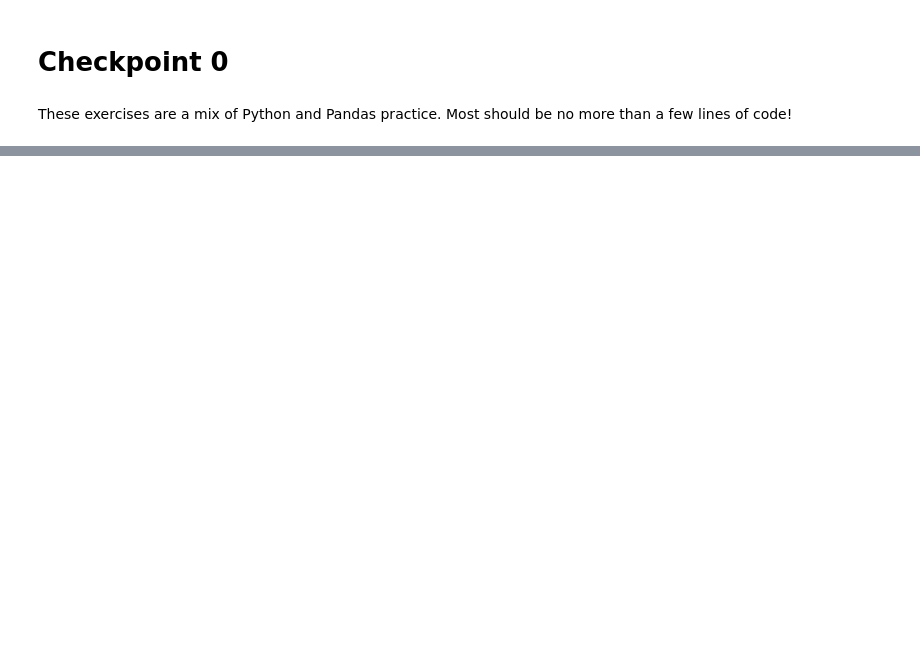
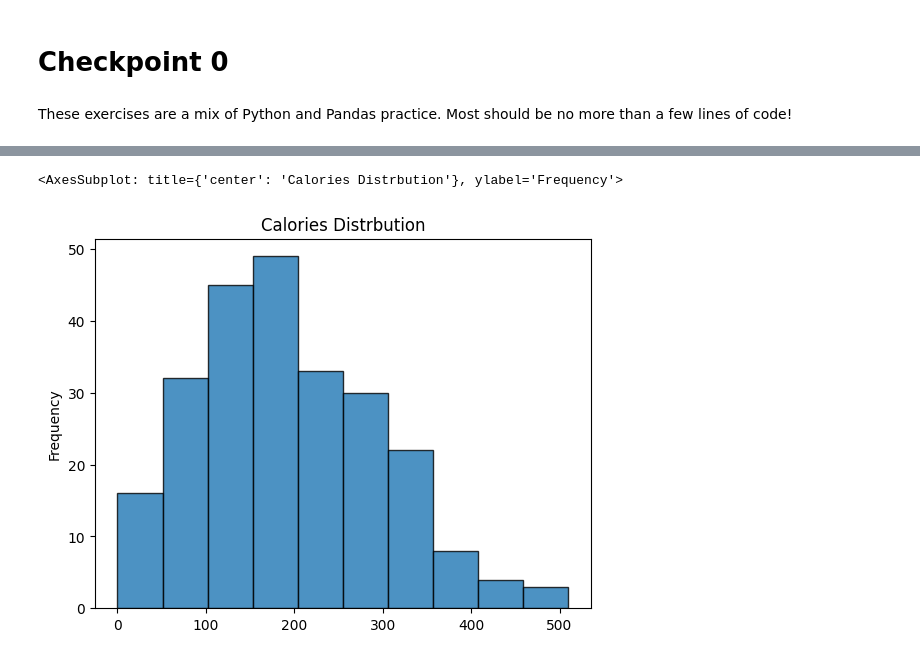
Before and after one commit to Linvicky0/Git-setup, a Jupyter notebook: tutorial0/checkpoint0.ipynb, the cells around one changed output, grey strips where cells are left out. Drawn from its saved outputs; the diff is of its cells as text; code cells hidden in the pictures; blank space fills up the shorter version.

```diff
--- a/tutorial0/checkpoint0.ipynb
+++ b/tutorial0/checkpoint0.ipynb
@@ -37,5 +78,8 @@ a = [1, 2, 3, 4, 5, 6]
 # %%
 # load in the "starbucks.csv" dataset
 # refer to how we read the cereal.csv dataset in the tutorial
+import pandas as pd
+
+df = pd.read_csv("../data/starbucks.csv")
 # %%
 # output the calories, sugars, and protein columns only of every 40th row.
@@ -46,2 +134,3 @@ a = [1, 2, 3, 4, 5, 6]
 # %%
 # create a new column containing the caffeine per calories of each drink
+df["caffeine per calories"] = df["caffeine"]/ df["calories"]
@@ -54,4 +182,8 @@ a = [1, 2, 3, 4, 5, 6]
 # %%
 # plot the distribution of the number of calories in drinks with a histogram
+df["calories"].plot.hist(edgecolor='black', alpha=0.8, title="Calories Distrbution")
+# %% [output]
+<AxesSubplot: title={'center': 'Calories Distrbution'}, ylabel='Frequency'>
+[figure, added]
 # %%
 # plot calories against total fat with a scatterplot
```
Also changed, not shown: parts of 15 cells of this notebook, 1 other file.
